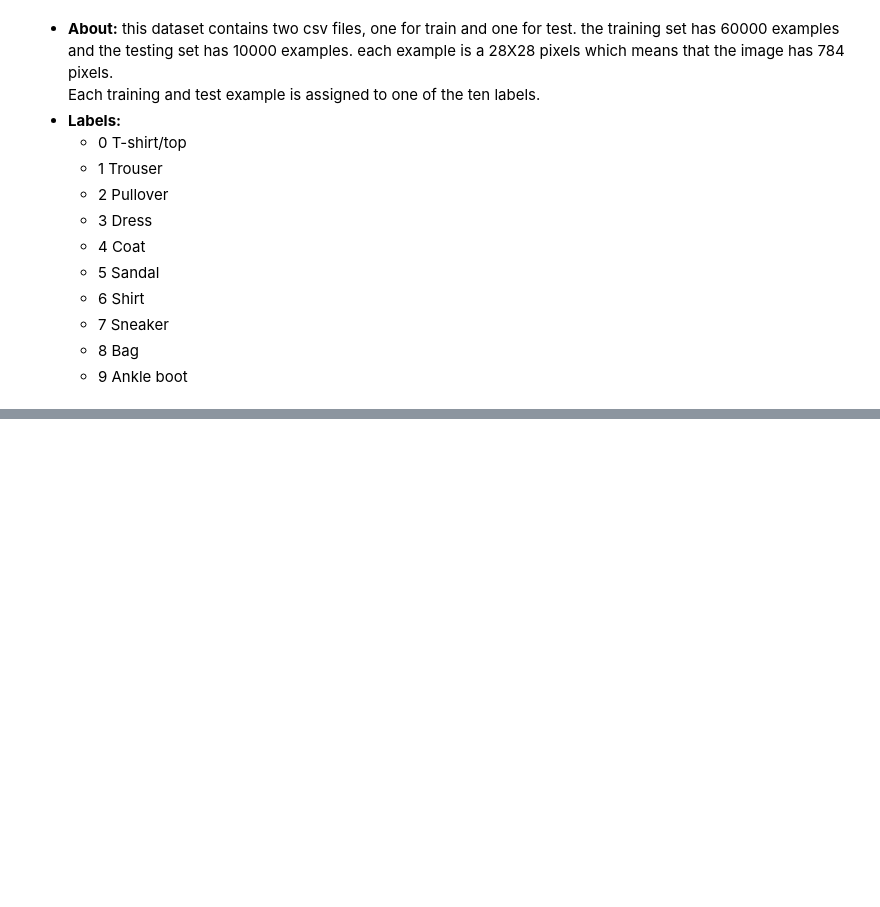
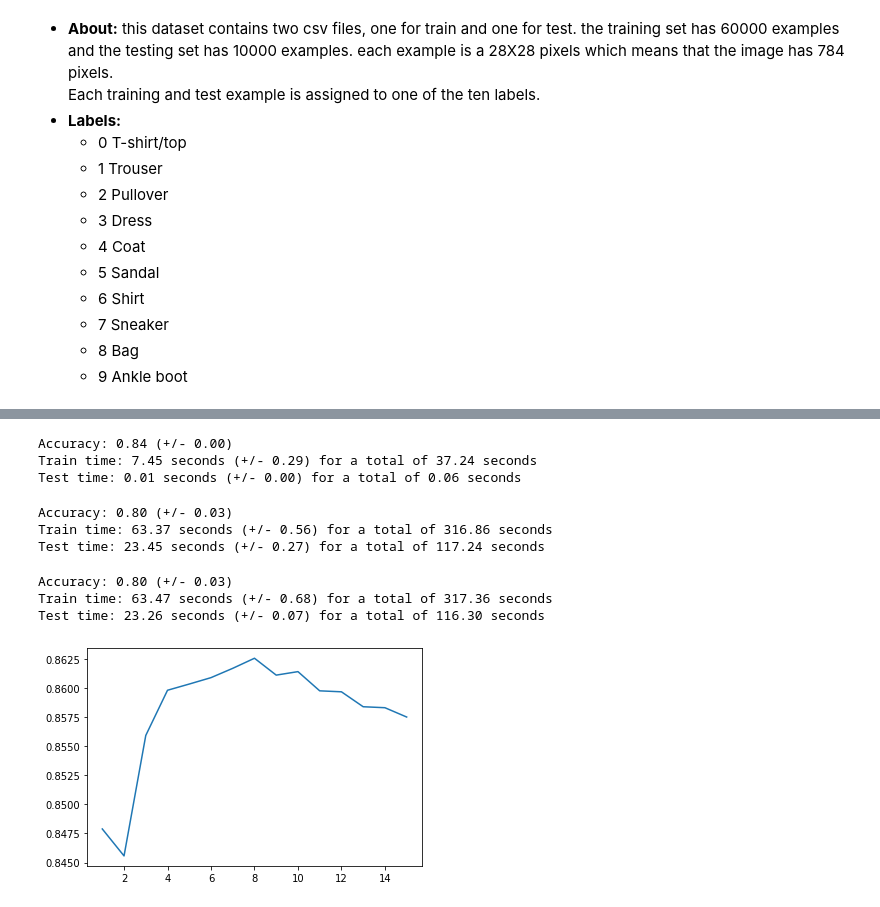
Before and after one commit to mc-Vvp/DataScienceSem2, a Jupyter notebook: FashionMnist.ipynb, the cells around one changed output, grey strips where cells are left out. Cells and saved outputs as stored; diff of their text form; code cells hidden in the pictures; blank space fills up the shorter version.

```diff
--- a/FashionMnist.ipynb
+++ b/FashionMnist.ipynb
@@ -71,0 +171,10 @@ plt.show()
+# %%
+gnb = GaussianNB()
+
+gnb.fit(X_train_pca, y_train)
+predictions = gnb.predict(X_test_pca)
+evaluate(y_test, predictions)
+
+gnb_scores = cross_validate(gnb, X_train_pca, y_train, cv=5)
+
+score_models('GaussianNB', gnb_scores)
@@ -71,0 +239,67 @@ plt.show()
+# %%
+lr = LogisticRegression(random_state=0)#, solver='lbfgs', penalty='l2')
+
+lr_scores = cross_validate(lr, X_train_pca, y_train, cv=5, n_jobs=-1)
+
+# model_dict.update({"logistic regression": lr_scores})
+
+# print("Accuracy: %0.2f (+/- %0.2f)" % (lr_scores['test_score'].mean(), lr_scores['test_score'].std() * 2))
+# print('the mean train time is {} seconds'.format(lr_scores['fit_time'].mean()))
+# print('the mean test time is {} seconds'.format(lr_scores['score_time'].mean()))
+
+score_models('Logistic Regression', lr_scores)
+
+# lr2_score = scores
+# print("Accuracy: %0.2f (+/- %0.2f)" % (lr2_score.mean(), lr2_score.std() * 2))
+
+# tmp = cross_val_predict(lr2, X_train_pca, y_train, cv=5, n_jobs=-1)
+# tmp
+
+# print(len(predictions))
+# print(len(tmp))
+# # y_test_appended = np.append(np.append(y_test,y_test),np.append(np.append(y_test, y_test),np.append(y_test, y_test)))
+# evaluate(y_train, tmp)
+# %% [output]
+Accuracy: 0.84 (+/- 0.00)
+Train time: 7.45 seconds (+/- 0.29) for a total of 37.24 seconds
+Test time: 0.01 seconds (+/- 0.00) for a total of 0.06 seconds
+# %%
+svc = SVC(random_state=0, max_iter=500)
+# svc.fit(X_train, y_train)
+# predictions = svc.predict(X_test)
+# evaluate(y_test, predictions)
+
+svc_scores = cross_validate(svc, X_train_pca, y_train, cv=5, n_jobs=-1)
+score_models('SVC', svc_scores)
+# %% [output]
+Accuracy: 0.80 (+/- 0.03)
+Train time: 63.37 seconds (+/- 0.56) for a total of 316.86 seconds
+Test time: 23.45 seconds (+/- 0.27) for a total of 117.24 seconds
+# %%
+gb = GradientBoostingClassifier(random_state=0)
+gb_scores = cross_validate(svc, X_train_pca, y_train, cv=5, n_jobs=-1)
+score_models('Gradient Boosting', gb_scores)
+# %% [output]
+Accuracy: 0.80 (+/- 0.03)
+Train time: 63.47 seconds (+/- 0.68) for a total of 317.36 seconds
+Test time: 23.26 seconds (+/- 0.07) for a total of 116.30 seconds
+# %%
+#now lets find the optimum K
+k_max = 15
+k_min = 1
+err_rate = []
+for i in range(k_min, k_max+1):
+    k = KNeighborsClassifier(n_neighbors=i)
+#     k.fit(X_train_pca, y_train)
+#     pred_i = k.predict(X_test_pca)
+#     err_rate.append(np.mean(pred_i != y_test))
+    scores = cross_validate(k, X_train_pca, y_train, cv=5, n_jobs=-1)['test_score']
+    if scores.std() > 0.1:
+        err_rate.append(0)
+    else:
+        err_rate.append(scores.mean())
+# %%
+plt.plot(np.arange(k_min, k_max+1), err_rate)
+plt.show()
+# %% [output]
+[figure, added]
```
Also changed, not shown: parts of 23 cells of this notebook.
